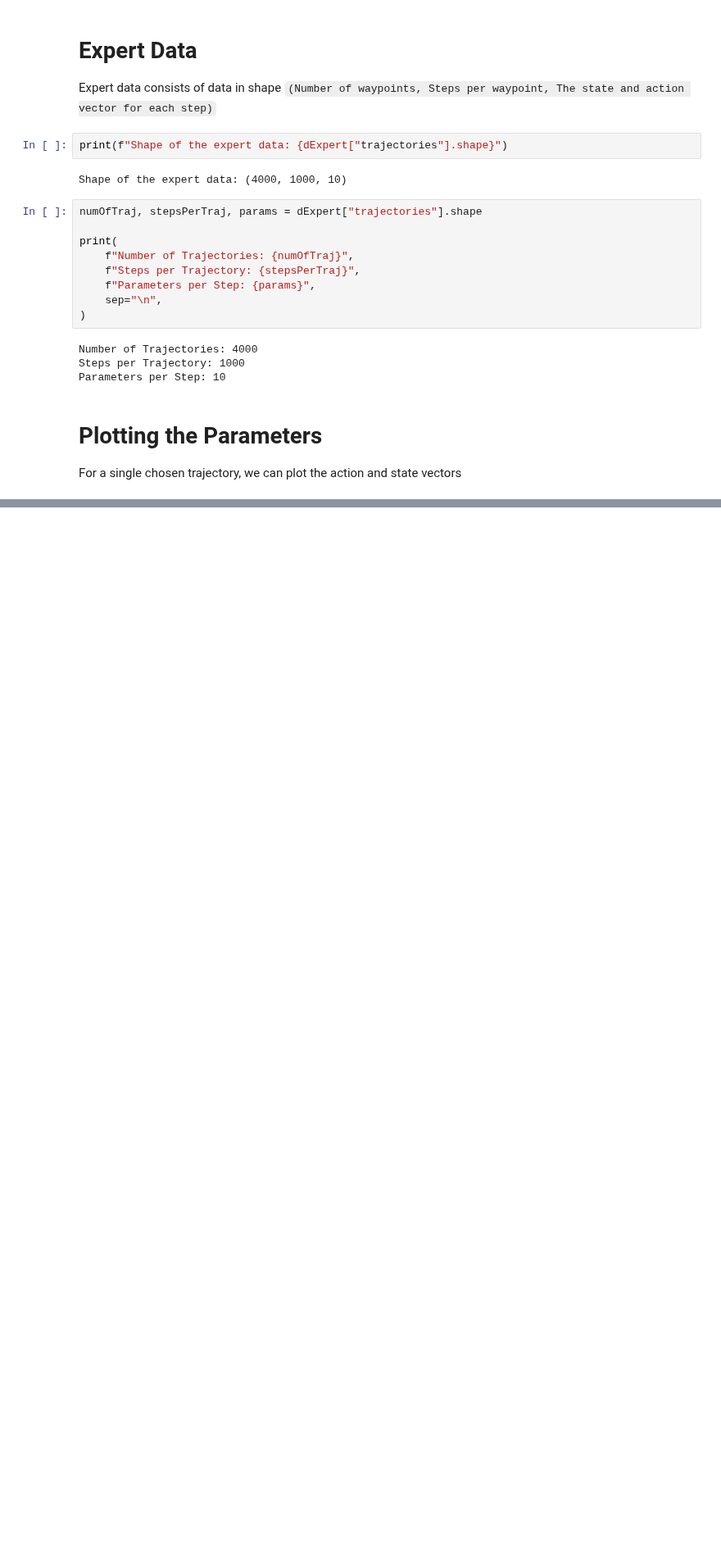
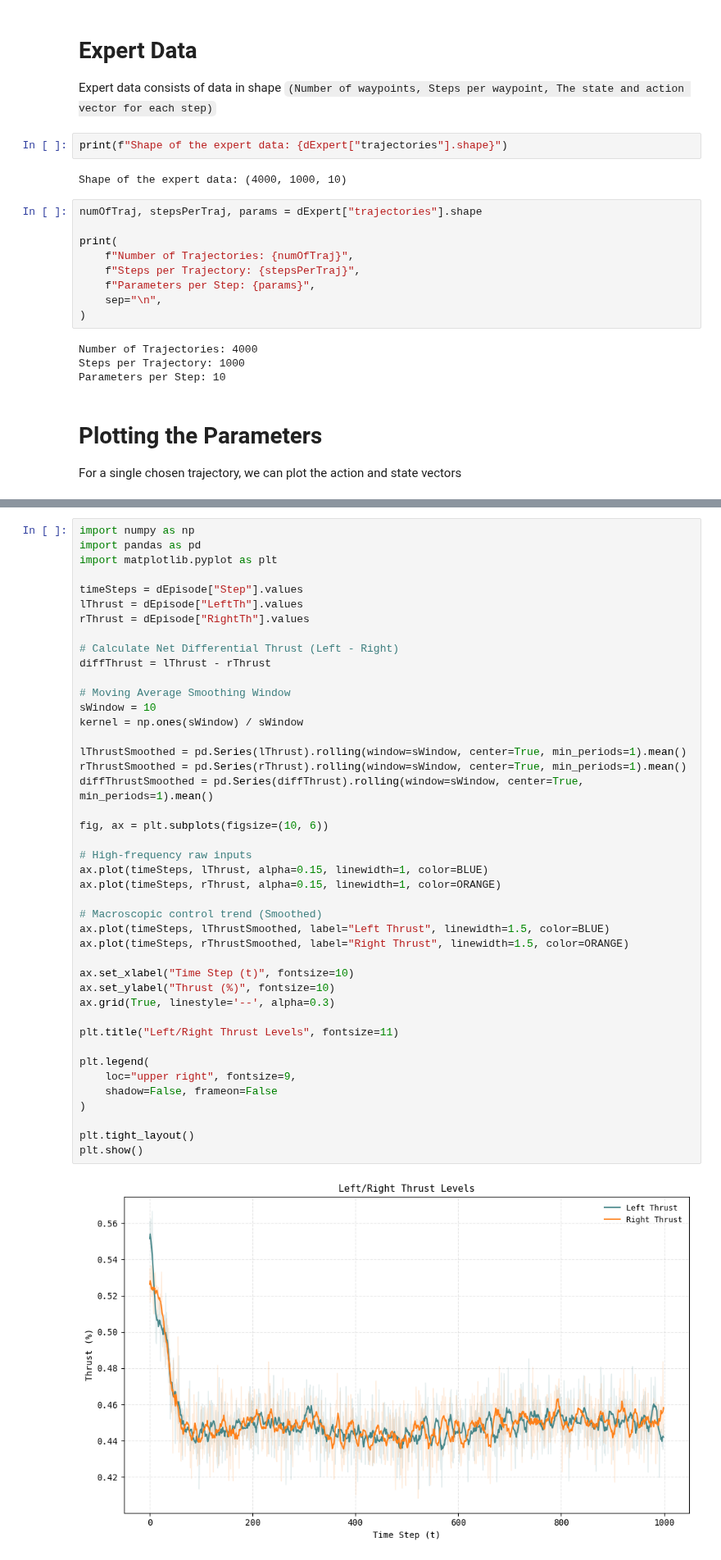
Before and after one commit to abhans/acraft, a Jupyter notebook: docs/analysis.ipynb, the cells around one changed output, grey strips where cells are left out. Shown at 82% size. Drawn from its saved outputs; the diff is of its cells as text; blank space fills up the shorter version.

```diff
--- a/docs/analysis.ipynb
+++ b/docs/analysis.ipynb
@@ -435,0 +363,45 @@ Video(f"exTrajDrone[{trajIdx}].mp4", embed=True)
+# %%
+import numpy as np
+import pandas as pd
+import matplotlib.pyplot as plt
+
+timeSteps = dEpisode["Step"].values
+lThrust = dEpisode["LeftTh"].values
+rThrust = dEpisode["RightTh"].values
+
+# Calculate Net Differential Thrust (Left - Right)
+diffThrust = lThrust - rThrust
+
+# Moving Average Smoothing Window
+sWindow = 10
+kernel = np.ones(sWindow) / sWindow
+
+lThrustSmoothed = pd.Series(lThrust).rolling(window=sWindow, center=True, min_periods=1).mean()
+rThrustSmoothed = pd.Series(rThrust).rolling(window=sWindow, center=True, min_periods=1).mean()
+diffThrustSmoothed = pd.Series(diffThrust).rolling(window=sWindow, center=True, min_periods=1).mean()
+
+fig, ax = plt.subplots(figsize=(10, 6))
+
+# High-frequency raw inputs
+ax.plot(timeSteps, lThrust, alpha=0.15, linewidth=1, color=BLUE)
+ax.plot(timeSteps, rThrust, alpha=0.15, linewidth=1, color=ORANGE)
+
+# Macroscopic control trend (Smoothed)
+ax.plot(timeSteps, lThrustSmoothed, label="Left Thrust", linewidth=1.5, color=BLUE)
+ax.plot(timeSteps, rThrustSmoothed, label="Right Thrust", linewidth=1.5, color=ORANGE)
+
+ax.set_xlabel("Time Step (t)", fontsize=10)
+ax.set_ylabel("Thrust (%)", fontsize=10)
+ax.grid(True, linestyle='--', alpha=0.3)
+
+plt.title("Left/Right Thrust Levels", fontsize=11)
+
+plt.legend(
+    loc="upper right", fontsize=9,
+    shadow=False, frameon=False
+)
+
+plt.tight_layout()
+plt.show()
+# %% [output]
+[figure, added]
```
Also changed, not shown: parts of 27 cells of this notebook, 2 other files.
